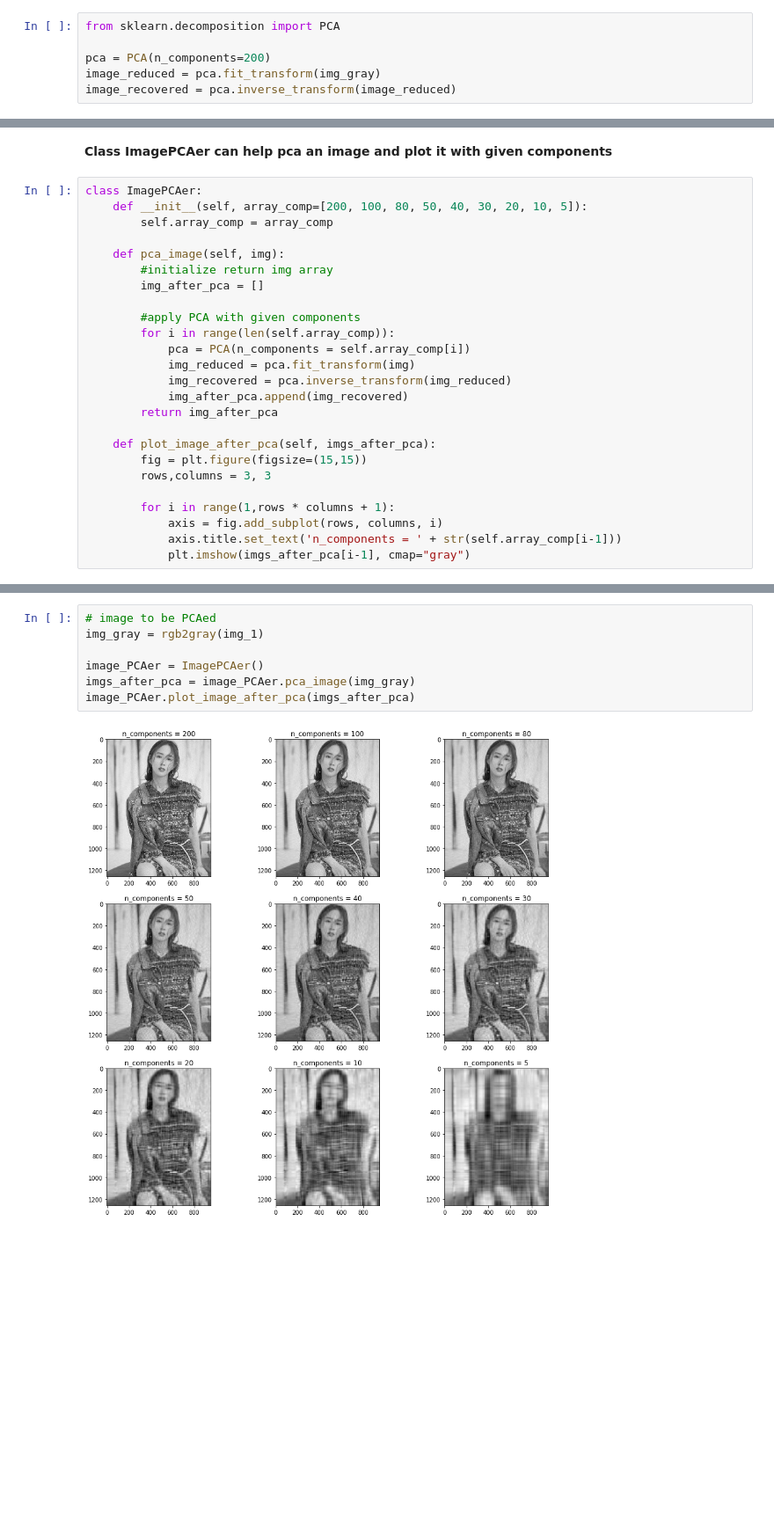
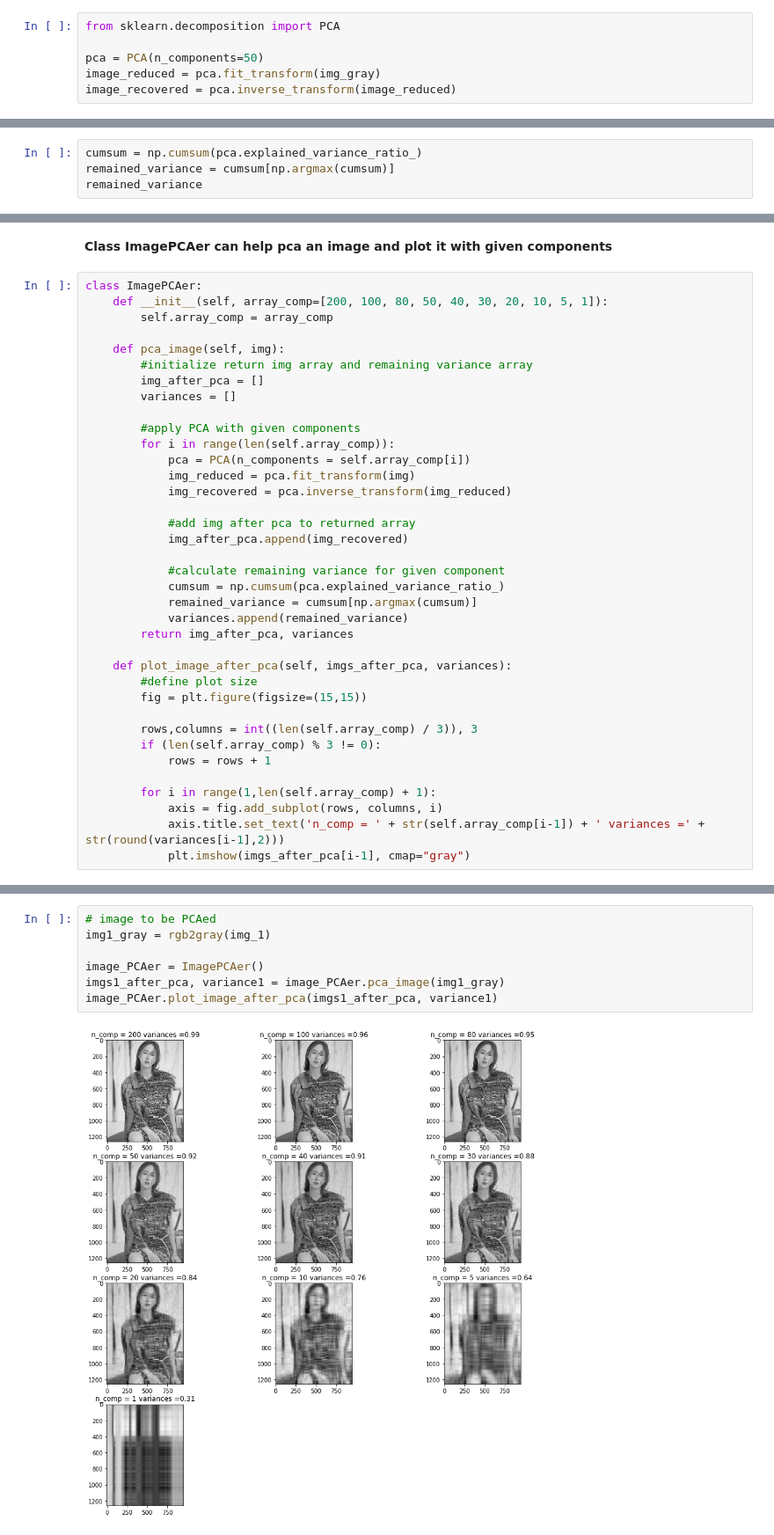
Before and after one commit to GuoquanXing/Python_ML, a Jupyter notebook: PCA.ipynb, the cells around one changed output, grey strips where cells are left out. Shown at 88% size. Cells and saved outputs as stored; diff of their text form; blank space fills up the shorter version.

Commit message:
add remaining variance information in plot title

```diff
--- a/PCA.ipynb
+++ b/PCA.ipynb
@@ -69,6 +69,6 @@ plot_figures([img, img_gray])
 # %%
 from sklearn.decomposition import PCA
 
-pca = PCA(n_components=200)
+pca = PCA(n_components=50)
 image_reduced = pca.fit_transform(img_gray)
 image_recovered = pca.inverse_transform(image_reduced)
@@ -74,0 +77,4 @@ image_recovered = pca.inverse_transform(image_reduced)
+# %%
+cumsum = np.cumsum(pca.explained_variance_ratio_)
+remained_variance = cumsum[np.argmax(cumsum)]
+remained_variance
@@ -82,26 +90,38 @@ plot_figures([image_recovered])
 **Class ImagePCAer can help pca an image and plot it with given components**
 # %%
 class ImagePCAer:
-    def __init__(self, array_comp=[200, 100, 80, 50, 40, 30, 20, 10, 5]):
+    def __init__(self, array_comp=[200, 100, 80, 50, 40, 30, 20, 10, 5, 1]):
         self.array_comp = array_comp
 
     def pca_image(self, img):
-        #initialize return img array
+        #initialize return img array and remaining variance array
         img_after_pca = []
+        variances = []
 
         #apply PCA with given components
         for i in range(len(self.array_comp)):
             pca = PCA(n_components = self.array_comp[i])
             img_reduced = pca.fit_transform(img)
             img_recovered = pca.inverse_transform(img_reduced)
+
+            #add img after pca to returned array
             img_after_pca.append(img_recovered)
-        return img_after_pca
 
-    def plot_image_after_pca(self, imgs_after_pca):
+            #calculate remaining variance for given component
+            cumsum = np.cumsum(pca.explained_variance_ratio_)
+            remained_variance = cumsum[np.argmax(cumsum)]
+            variances.append(remained_variance)
+        return img_after_pca, variances
+
+    def plot_image_after_pca(self, imgs_after_pca, variances):
+        #define plot size
         fig = plt.figure(figsize=(15,15))
-        rows,columns = 3, 3
 
-        for i in range(1,rows * columns + 1):
+        rows,columns = int((len(self.array_comp) / 3)), 3
+        if (len(self.array_comp) % 3 != 0):
+            rows = rows + 1
+
+        for i in range(1,len(self.array_comp) + 1):
             axis = fig.add_subplot(rows, columns, i)
-            axis.title.set_text('n_components = ' + str(self.array_comp[i-1]))
+            axis.title.set_text('n_comp = ' + str(self.array_comp[i-1]) + ' variances =' + str(round(variances[i-1],2)))
             plt.imshow(imgs_after_pca[i-1], cmap="gray")
@@ -108,9 +136,9 @@ class ImagePCAer:
 # %%
 # image to be PCAed
-img_gray = rgb2gray(img_1)
+img1_gray = rgb2gray(img_1)
 
 image_PCAer = ImagePCAer()
-imgs_after_pca = image_PCAer.pca_image(img_gray)
-image_PCAer.plot_image_after_pca(imgs_after_pca)
+imgs1_after_pca, variance1 = image_PCAer.pca_image(img1_gray)
+image_PCAer.plot_image_after_pca(imgs1_after_pca, variance1)
 # %% [output]
-[figure, old version]
+[figure, new version]
```
Also changed, not shown: parts of 5 cells of this notebook.
